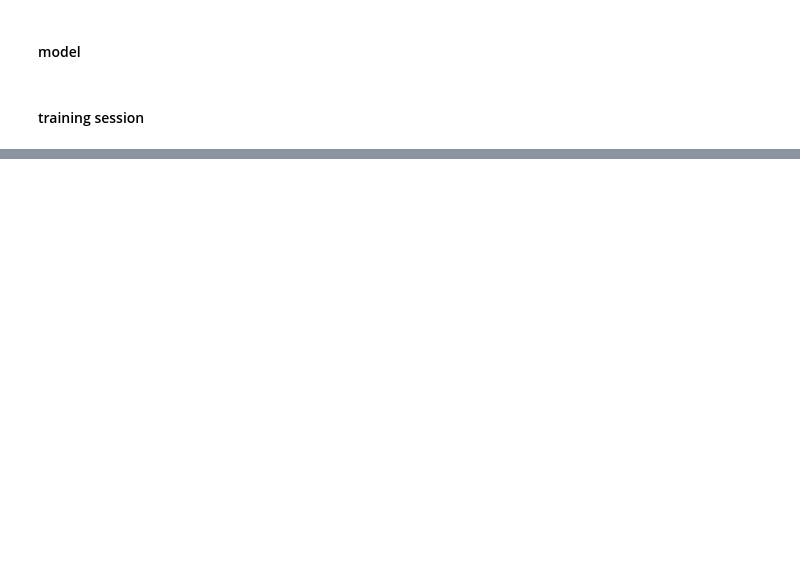
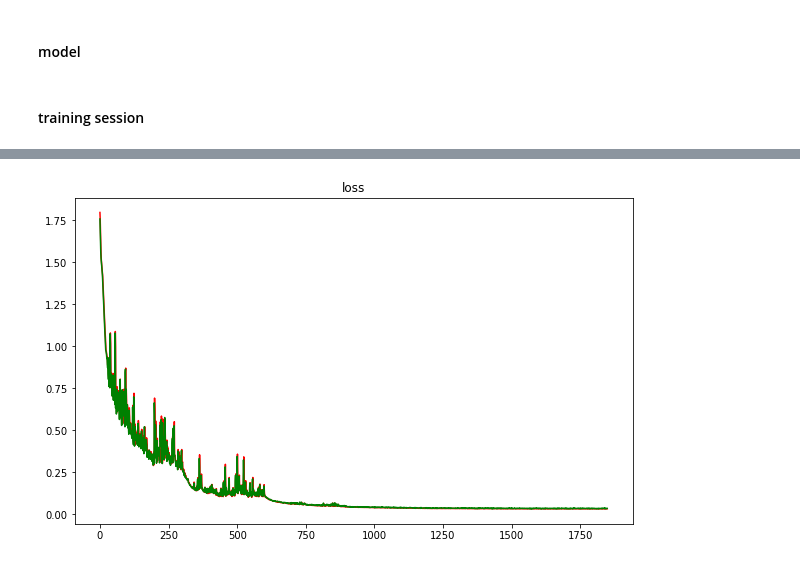
Before and after one commit to kmouleejunhyuk/windturbine, a Jupyter notebook: windturbine.ipynb, the cells around one changed output, grey strips where cells are left out. Saved outputs shown, nothing was run; the diff lists cells and outputs as text; code cells hidden in the pictures; blank space fills up the shorter version.

```diff
--- a/windturbine.ipynb
+++ b/windturbine.ipynb
@@ -295,7 +316,7 @@ test_dataloader = torch.utils.data.DataLoader(test_dataset, batch_size=batch_siz
 import torch.nn.functional as F
 
 class Net(torch.nn.Module):
-    def __init__(self):
+    def __init__(self, drop_rate):
         super(Net, self).__init__()
         self.fc1_1=torch.nn.Linear(680, 512)
         self.fc1_2=torch.nn.Linear(512, 256)
@@ -312,6 +333,8 @@ class Net(torch.nn.Module):
         self.fc_full_1=torch.nn.Linear(192, 128)
         self.fc_full_2=torch.nn.Linear(128, 64)
         self.fc_full_3=torch.nn.Linear(64, 6)
+
+        self.drop_rate=drop_rate
 
     def forward(self, x):
         x1=self.fc1_1(x)
@@ -337,6 +360,7 @@ class Net(torch.nn.Module):
 
 
         x=torch.cat((x1, x2, x3), dim=1)
+        x=nn.Dropout(self.drop_rate)(x)
         x=self.fc_full_1(x)
         x=F.relu(x)
         x=self.fc_full_2(x)
@@ -345,7 +369,7 @@ class Net(torch.nn.Module):
 
         return x
 
-model=Net().to(device)
+model=Net(0.2).to(device)
 # %%
 #accuracy 계산 함수
 def calc_accuracy(X,Y):
@@ -357,16 +381,17 @@ def calc_accuracy(X,Y):
 # %%
 #hyperparameters
 learning_rate=1e-3
-num_epochs=3000
+num_epochs=1500
 log_interval=50
+warmup_ratio=0.1
+max_grad_norm = 1
 # %%
-
 optimizer = torch.optim.Adam(model.parameters(), lr=learning_rate)
 loss_fn = nn.CrossEntropyLoss()
 
-#t_total = len(train_dataloader) * num_epochs
-#warmup_step = int(t_total * warmup_ratio)
-#scheduler = WarmupLinearSchedule(optimizer, warmup_steps=warmup_step, t_total=t_total)
+step_size=300
+
+scheduler = torch.optim.lr_scheduler.StepLR(optimizer, step_size, gamma=0.3, last_epoch=-1)
 # %%
 #이후 모델 파일명 및 submission에 사용하기 위한 변수 선언
 answer=[]
@@ -424,3 +460,11 @@ Tue Feb 23 13:44:47 2021
 |        ID   ID                                                   Usage      |
 |=============================================================================|
 +-----------------------------------------------------------------------------+
+# %%
+plt.rcParams['figure.figsize']=[10, 6]
+plt.title('loss')
+plt.plot(loss_arr['train'], color='r')
+plt.plot(loss_arr['valid'], color='g')
+plt.show()
+# %% [output]
+[figure, added]
```
Also changed, not shown: parts of 9 cells of this notebook.
